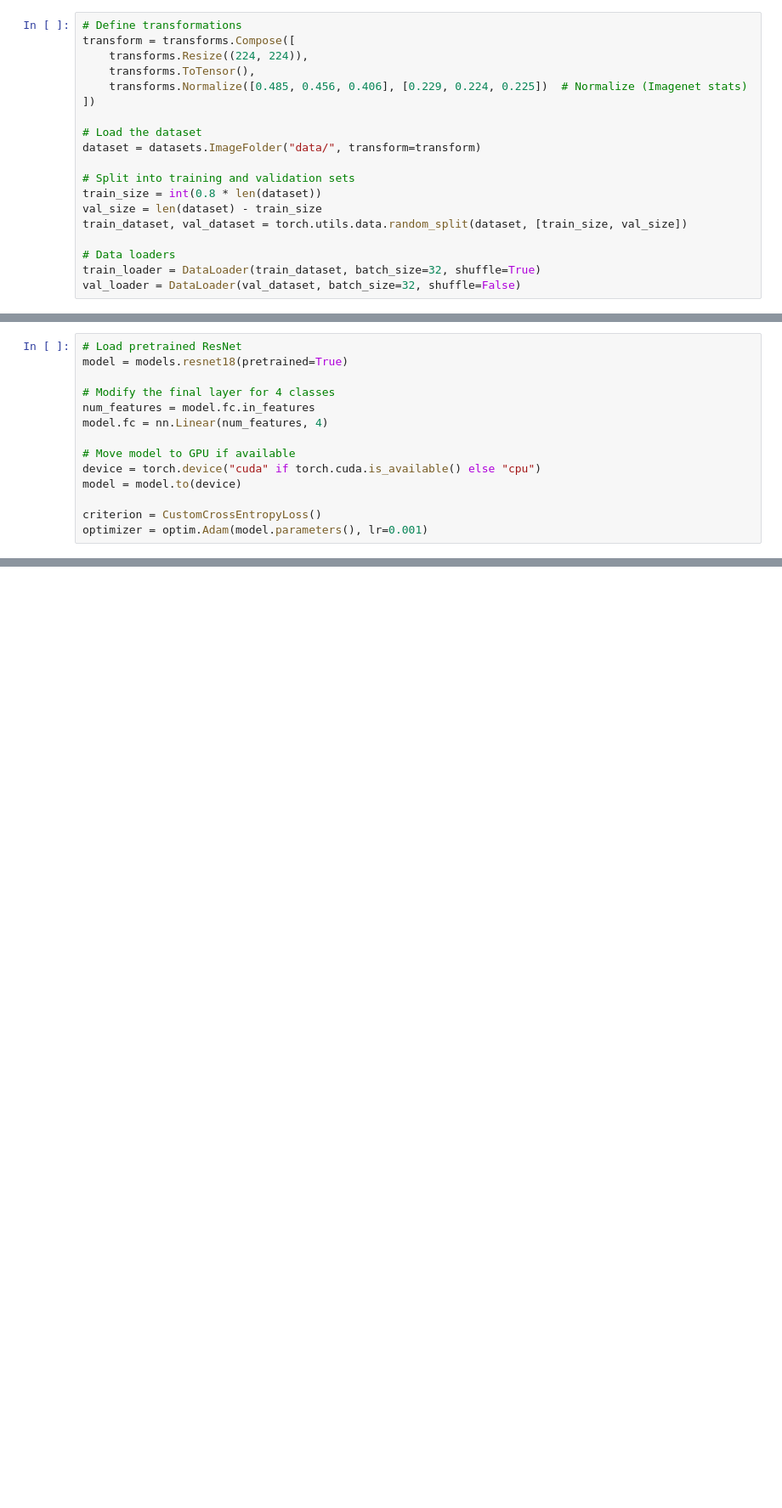
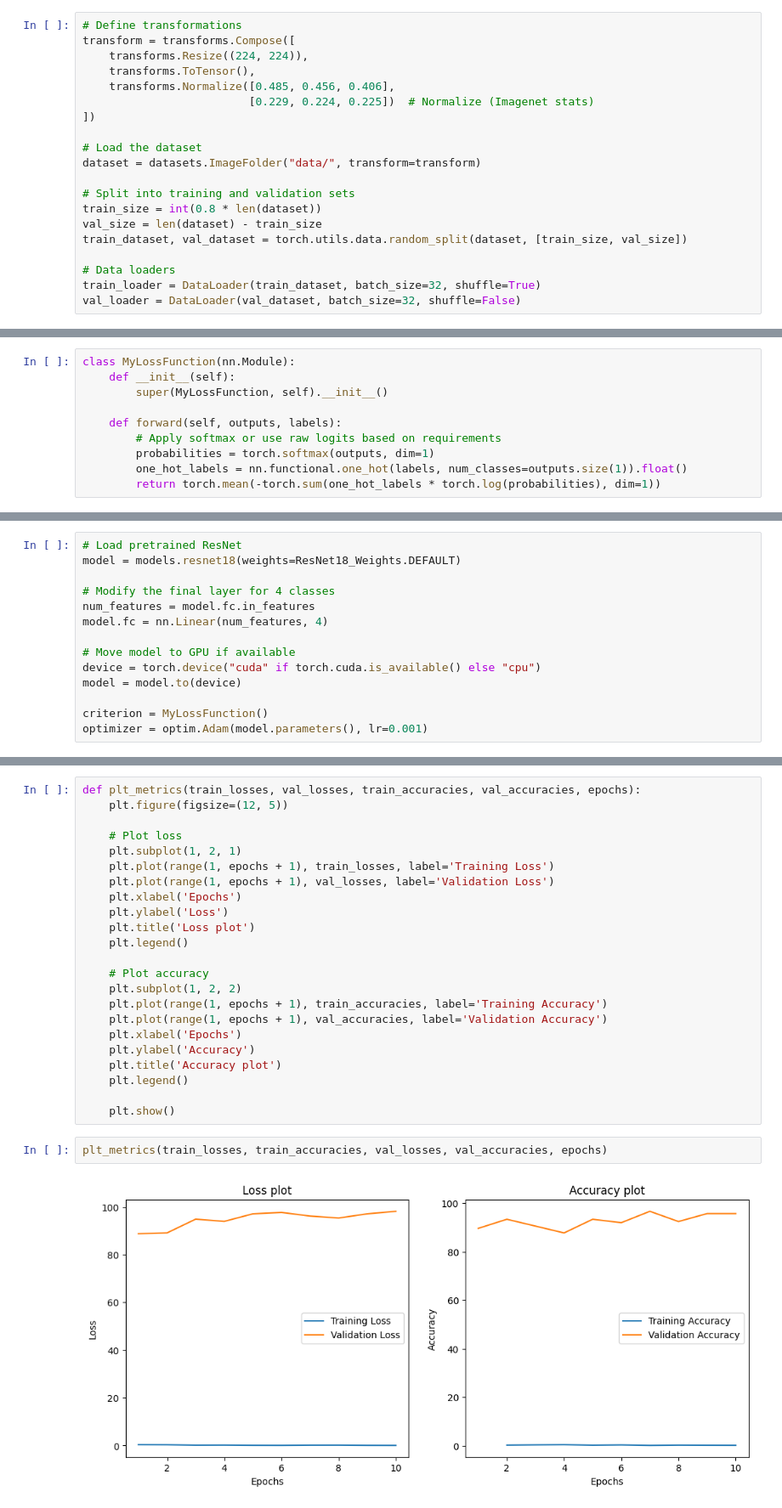
Before and after one commit to ordinary813/ordinaryLib, a Jupyter notebook: DL/HW2/Sol_Q2.ipynb, the cells around one changed output, grey strips where cells are left out. Shown at 85% size. Saved outputs shown, nothing was run; the diff lists cells and outputs as text; blank space fills up the shorter version.

```diff
--- a/DL/HW2/Sol_Q2.ipynb
+++ b/DL/HW2/Sol_Q2.ipynb
@@ -19,7 +19,8 @@ import cv2
 transform = transforms.Compose([
     transforms.Resize((224, 224)),
     transforms.ToTensor(),
-    transforms.Normalize([0.485, 0.456, 0.406], [0.229, 0.224, 0.225])  # Normalize (Imagenet stats)
+    transforms.Normalize([0.485, 0.456, 0.406],
+                         [0.229, 0.224, 0.225])  # Normalize (Imagenet stats)
 ])
 
 # Load the dataset
@@ -46,0 +37,10 @@ class CustomCrossEntropyLoss(nn.Module):
+# %%
+class MyLossFunction(nn.Module):
+    def __init__(self):
+        super(MyLossFunction, self).__init__()
+
+    def forward(self, outputs, labels):
+        # Apply softmax or use raw logits based on requirements
+        probabilities = torch.softmax(outputs, dim=1)
+        one_hot_labels = nn.functional.one_hot(labels, num_classes=outputs.size(1)).float()
+        return torch.mean(-torch.sum(one_hot_labels * torch.log(probabilities), dim=1))
@@ -47,6 +60,6 @@ class CustomCrossEntropyLoss(nn.Module):
 # %%
 # Load pretrained ResNet
-model = models.resnet18(pretrained=True)
+model = models.resnet18(weights=ResNet18_Weights.DEFAULT)
 
 # Modify the final layer for 4 classes
 num_features = model.fc.in_features
@@ -56,6 +69,6 @@ model.fc = nn.Linear(num_features, 4)
 device = torch.device("cuda" if torch.cuda.is_available() else "cpu")
 model = model.to(device)
 
-criterion = CustomCrossEntropyLoss()
+criterion = MyLossFunction()
 optimizer = optim.Adam(model.parameters(), lr=0.001)
 # %%
@@ -112,0 +161,27 @@ for epoch in range(epochs):
+# %%
+def plt_metrics(train_losses, val_losses, train_accuracies, val_accuracies, epochs):
+    plt.figure(figsize=(12, 5))
+
+    # Plot loss
+    plt.subplot(1, 2, 1)
+    plt.plot(range(1, epochs + 1), train_losses, label='Training Loss')
+    plt.plot(range(1, epochs + 1), val_losses, label='Validation Loss')
+    plt.xlabel('Epochs')
+    plt.ylabel('Loss')
+    plt.title('Loss plot')
+    plt.legend()
+
+    # Plot accuracy
+    plt.subplot(1, 2, 2)
+    plt.plot(range(1, epochs + 1), train_accuracies, label='Training Accuracy')
+    plt.plot(range(1, epochs + 1), val_accuracies, label='Validation Accuracy')
+    plt.xlabel('Epochs')
+    plt.ylabel('Accuracy')
+    plt.title('Accuracy plot')
+    plt.legend()
+
+    plt.show()
+# %%
+plt_metrics(train_losses, train_accuracies, val_losses, val_accuracies, epochs)
+# %% [output]
+[figure, added]
```
Also changed, not shown: parts of 8 cells of this notebook, 26 other files.
